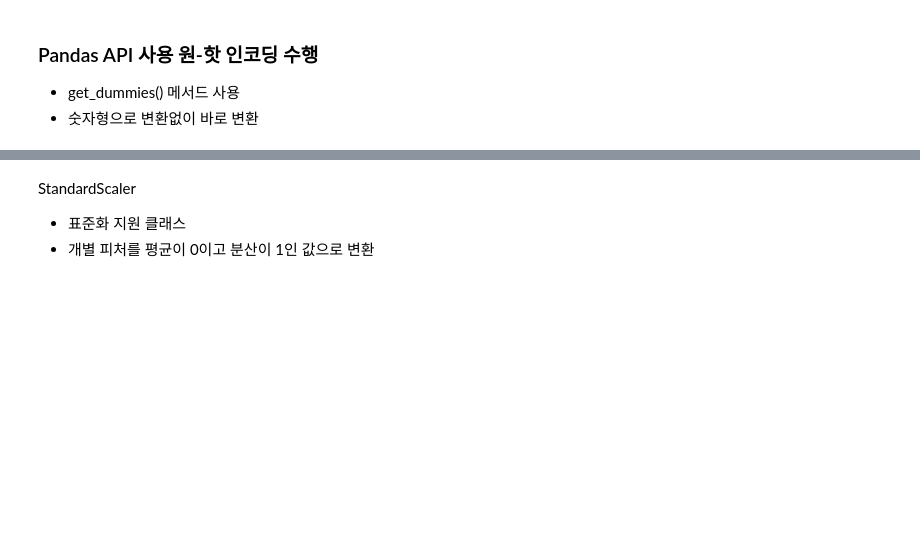
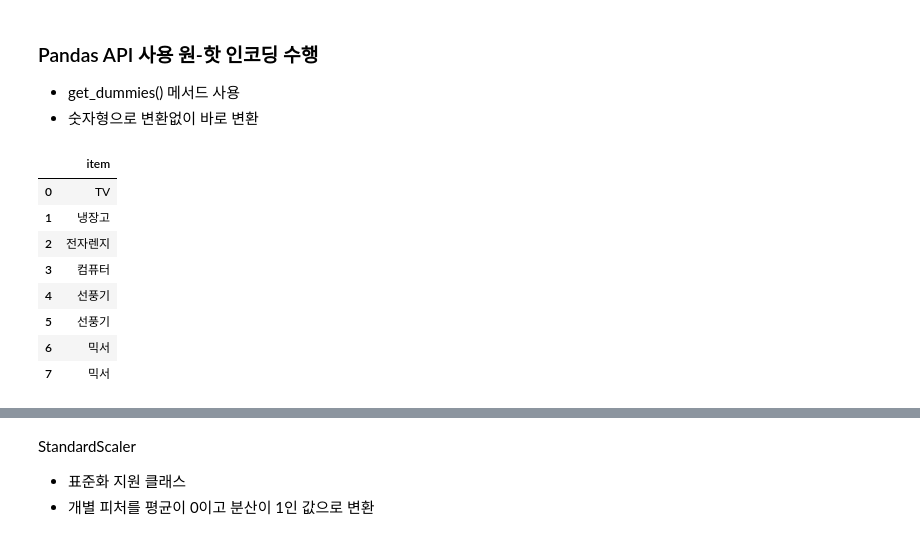
Before and after one commit to annmunju/multicam_ds, a Jupyter notebook: 12_MachineLearning/day1/머신러닝_05_데이터_전처리.ipynb, the cells around one changed output, grey strips where cells are left out. Saved outputs shown, nothing was run; the diff lists cells and outputs as text; code cells hidden in the pictures; blank space fills up the shorter version.

```diff
--- a/12_MachineLearning/day1/머신러닝_05_데이터_전처리.ipynb
+++ b/12_MachineLearning/day1/머신러닝_05_데이터_전처리.ipynb
@@ -108,3 +203,18 @@ items=['TV','냉장고','전자렌지','컴퓨터','선풍기','선풍기','믹
 ### Pandas API 사용 원-핫 인코딩 수행
 - get_dummies() 메서드 사용
 - 숫자형으로 변환없이 바로 변환
+# %%
+import pandas as pd
+
+df = pd.DataFrame(items, columns=['item'])
+df
+# %% [output]
+|  | item |
+| 0 | TV |
+| 1 | 냉장고 |
+| 2 | 전자렌지 |
+| 3 | 컴퓨터 |
+| 4 | 선풍기 |
+| 5 | 선풍기 |
+| 6 | 믹서 |
+| 7 | 믹서 |
```
Also changed, not shown: parts of 23 cells of this notebook, 5 other files.
